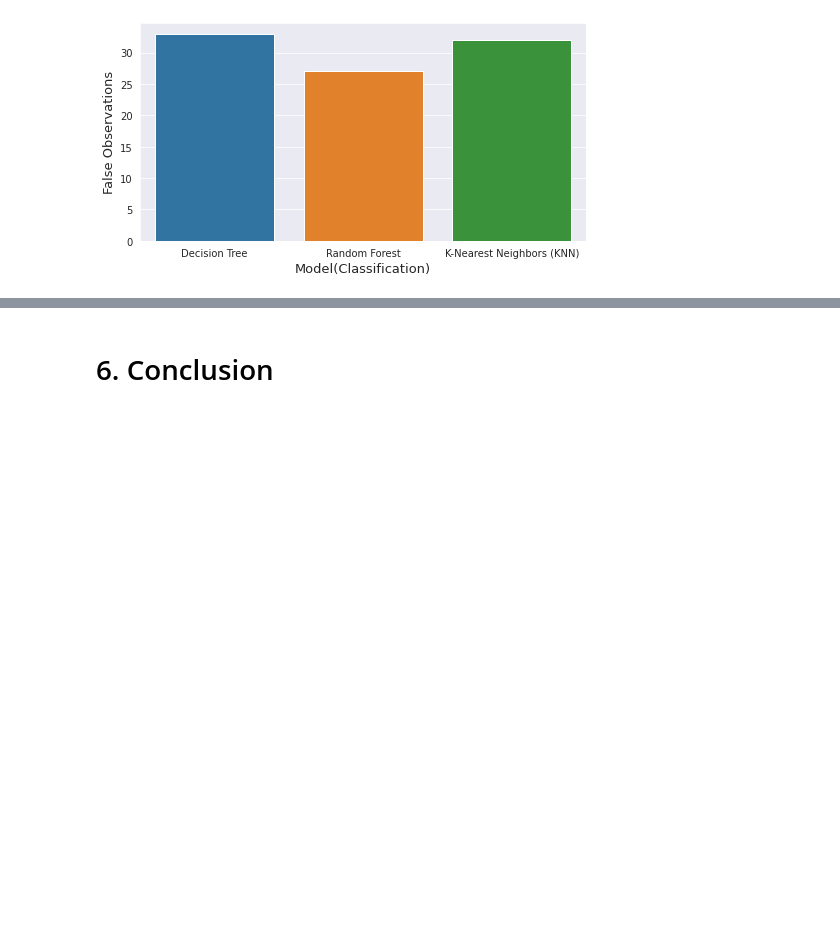
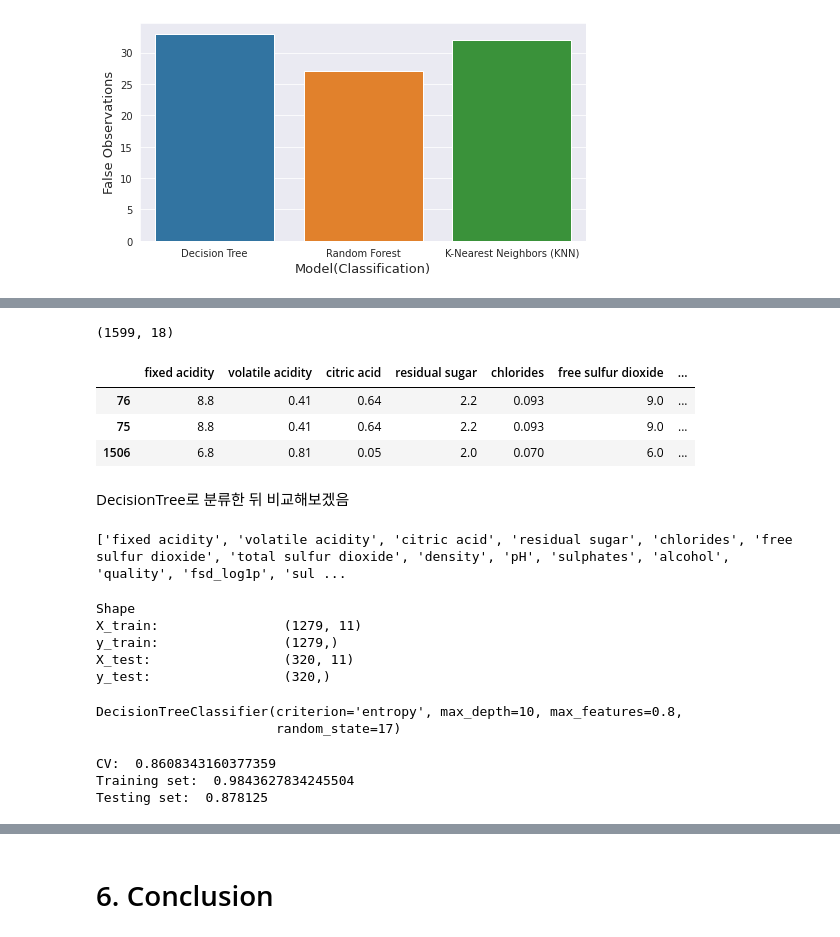
Before and after one commit to codelspak/Struggles, a Jupyter notebook: WK26_case2_Kaggle_ML_Classification_wine_quality.ipynb, the cells around one changed output, grey strips where cells are left out. Drawn from its saved outputs; the diff is of its cells as text; code cells hidden in the pictures; blank space fills up the shorter version.

```diff
--- a/WK26_case2_Kaggle_ML_Classification_wine_quality.ipynb
+++ b/WK26_case2_Kaggle_ML_Classification_wine_quality.ipynb
@@ -557,0 +572,52 @@ plt.show()
+# %%
+print(temp.shape)
+display(temp.sample(3))
+# %% [output]
+(1599, 18)
+|  | fixed acidity | volatile acidity | citric acid | residual sugar | chlorides | free sulfur dioxide | ... |
+| 76 | 8.8 | 0.41 | 0.64 | 2.2 | 0.093 | 9.0 | ... |
+| 75 | 8.8 | 0.41 | 0.64 | 2.2 | 0.093 | 9.0 | ... |
+| 1506 | 6.8 | 0.81 | 0.05 | 2.0 | 0.070 | 6.0 | ... |
+# %% [markdown]
+DecisionTree로 분류한 뒤 비교해보겠음
+# %%
+print(temp.columns.tolist())
+# %% [output]
+['fixed acidity', 'volatile acidity', 'citric acid', 'residual sugar', 'chlorides', 'free sulfur dioxide', 'total sulfur dioxide', 'density', 'pH', 'sulphates', 'alcohol', 'quality', 'fsd_log1p', 'sul ...
+# %%
+features_logcase = ['fixed acidity', 'volatile acidity', 'total sulfur dioxide', 'density', 'pH',
+                    'fsd_log1p', 'sulphates_log1p', 'ca_log1p', 'rs_log1p', 'chlorides_log1p', 'alcohol_log1p']
+label_logcase = 'quality'
+X_train_log, X_test_log, y_train_log, y_test_log = train_test_split(temp[features_logcase], temp[label_logcase],
+                                                                    test_size = 0.2, random_state = 17)
+print(f"Shape \nX_train: \t\t{X_train_log.shape}\ny_train: \t\t{y_train_log.shape}\nX_test: \t\t{X_test_log.shape}\ny_test: \t\t{y_test_log.shape}\n")
+# %% [output]
+Shape
+X_train:                (1279, 11)
+y_train:                (1279,)
+X_test:                 (320, 11)
+y_test:                 (320,)
+# %%
+clflog = DecisionTreeClassifier(criterion = 'entropy',
+                                 max_depth = 10, max_features = 0.8,
+                                 random_state = 17)
+clflog.fit(X_train_log, y_train_log.ravel())
+# %% [output]
+DecisionTreeClassifier(criterion='entropy', max_depth=10, max_features=0.8,
+                       random_state=17)
+# %%
+cvlog = cross_val_score(estimator = clflog,
+                          X = X_train_log, y = y_train_log.ravel(), cv = 8, n_jobs = -1)
+print("CV: ", cvlog.mean())
+
+ypred_train_log = clflog.predict(X_train_log)
+accuracy_train_log = accuracy_score(y_train_log, ypred_train_log)
+print("Training set: ", accuracy_train_log)
+
+ypred_test_log = clflog.predict(X_test_log)
+accuracy_test_log = accuracy_score(y_test_log, ypred_test_log)
+print("Testing set: ", accuracy_test_log)
+# %% [output]
+CV:  0.8608343160377359
+Training set:  0.9843627834245504
+Testing set:  0.878125
```
Also changed, not shown: parts of 7 cells of this notebook.
